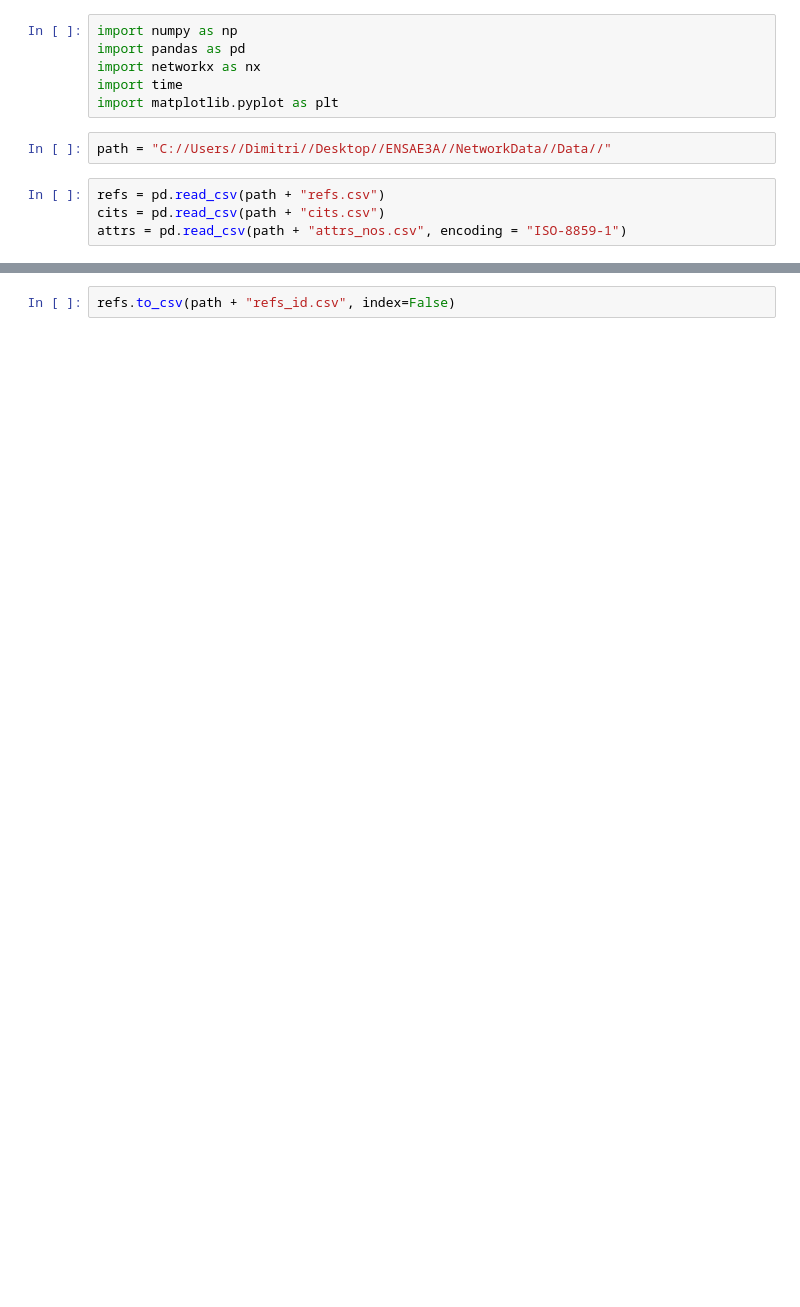
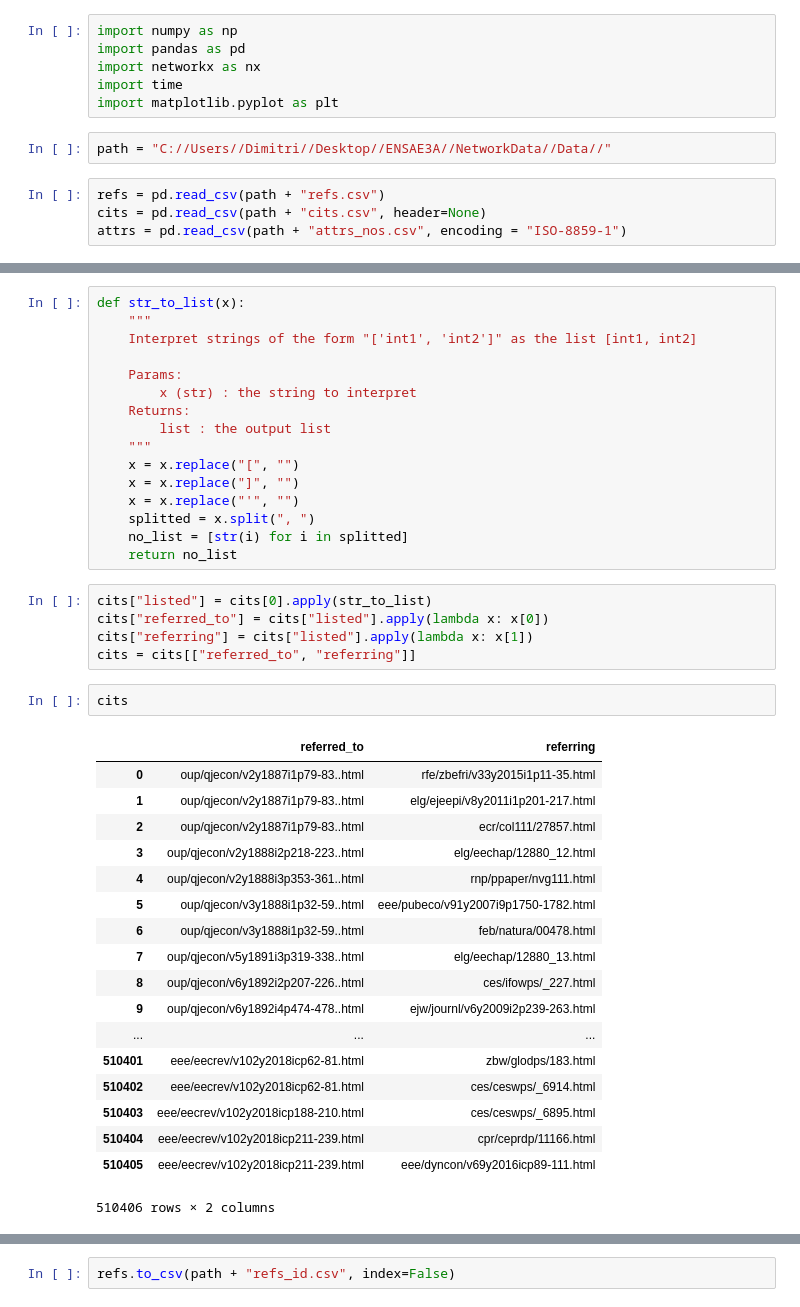
Before and after one commit to BoucheDimitri/CitationsNetwork, a Jupyter notebook: RefsGraph.ipynb, the cells around one changed output, grey strips where cells are left out. Drawn from its saved outputs; the diff is of its cells as text; blank space fills up the shorter version.

```diff
--- a/RefsGraph.ipynb
+++ b/RefsGraph.ipynb
@@ -8,5 +8,5 @@ import matplotlib.pyplot as plt
 path = "C://Users//Dimitri//Desktop//ENSAE3A//NetworkData//Data//"
 # %%
 refs = pd.read_csv(path + "refs.csv")
-cits = pd.read_csv(path + "cits.csv")
+cits = pd.read_csv(path + "cits.csv", header=None)
 attrs = pd.read_csv(path + "attrs_nos.csv", encoding = "ISO-8859-1")
@@ -39,0 +34,42 @@ def parse_url(url, to_remove):
+# %%
+def str_to_list(x):
+    """
+    Interpret strings of the form "['int1', 'int2']" as the list [int1, int2]
+
+    Params:
+        x (str) : the string to interpret
+    Returns:
+        list : the output list
+    """
+    x = x.replace("[", "")
+    x = x.replace("]", "")
+    x = x.replace("'", "")
+    splitted = x.split(", ")
+    no_list = [str(i) for i in splitted]
+    return no_list
+# %%
+cits["listed"] = cits[0].apply(str_to_list)
+cits["referred_to"] = cits["listed"].apply(lambda x: x[0])
+cits["referring"] = cits["listed"].apply(lambda x: x[1])
+cits = cits[["referred_to", "referring"]]
+# %%
+cits
+# %% [output]
+|  | referred_to | referring |
+| 0 | oup/qjecon/v2y1887i1p79-83..html | rfe/zbefri/v33y2015i1p11-35.html |
+| 1 | oup/qjecon/v2y1887i1p79-83..html | elg/ejeepi/v8y2011i1p201-217.html |
+| 2 | oup/qjecon/v2y1887i1p79-83..html | ecr/col111/27857.html |
+| 3 | oup/qjecon/v2y1888i2p218-223..html | elg/eechap/12880_12.html |
+| 4 | oup/qjecon/v2y1888i3p353-361..html | rnp/ppaper/nvg111.html |
+| 5 | oup/qjecon/v3y1888i1p32-59..html | eee/pubeco/v91y2007i9p1750-1782.html |
+| 6 | oup/qjecon/v3y1888i1p32-59..html | feb/natura/00478.html |
+| 7 | oup/qjecon/v5y1891i3p319-338..html | elg/eechap/12880_13.html |
+| 8 | oup/qjecon/v6y1892i2p207-226..html | ces/ifowps/_227.html |
+| 9 | oup/qjecon/v6y1892i4p474-478..html | ejw/journl/v6y2009i2p239-263.html |
+| ... | ... | ... |
+| 510401 | eee/eecrev/v102y2018icp62-81.html | zbw/glodps/183.html |
+| 510402 | eee/eecrev/v102y2018icp62-81.html | ces/ceswps/_6914.html |
+| 510403 | eee/eecrev/v102y2018icp188-210.html | ces/ceswps/_6895.html |
+| 510404 | eee/eecrev/v102y2018icp211-239.html | cpr/ceprdp/11166.html |
+| 510405 | eee/eecrev/v102y2018icp211-239.html | eee/dyncon/v69y2016icp89-111.html |
+510406 rows × 2 columns
```
Also changed, not shown: parts of 18 cells of this notebook, 2 other files.
